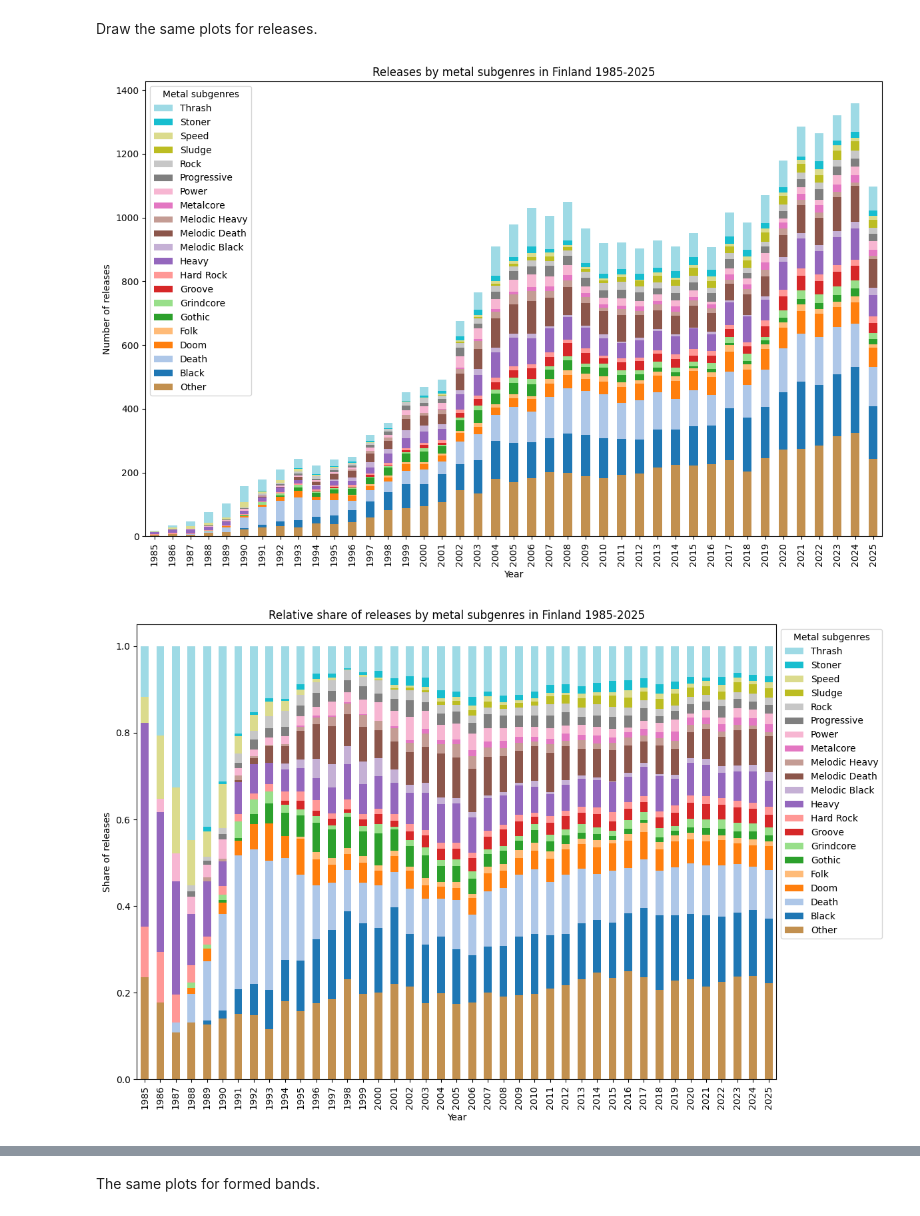
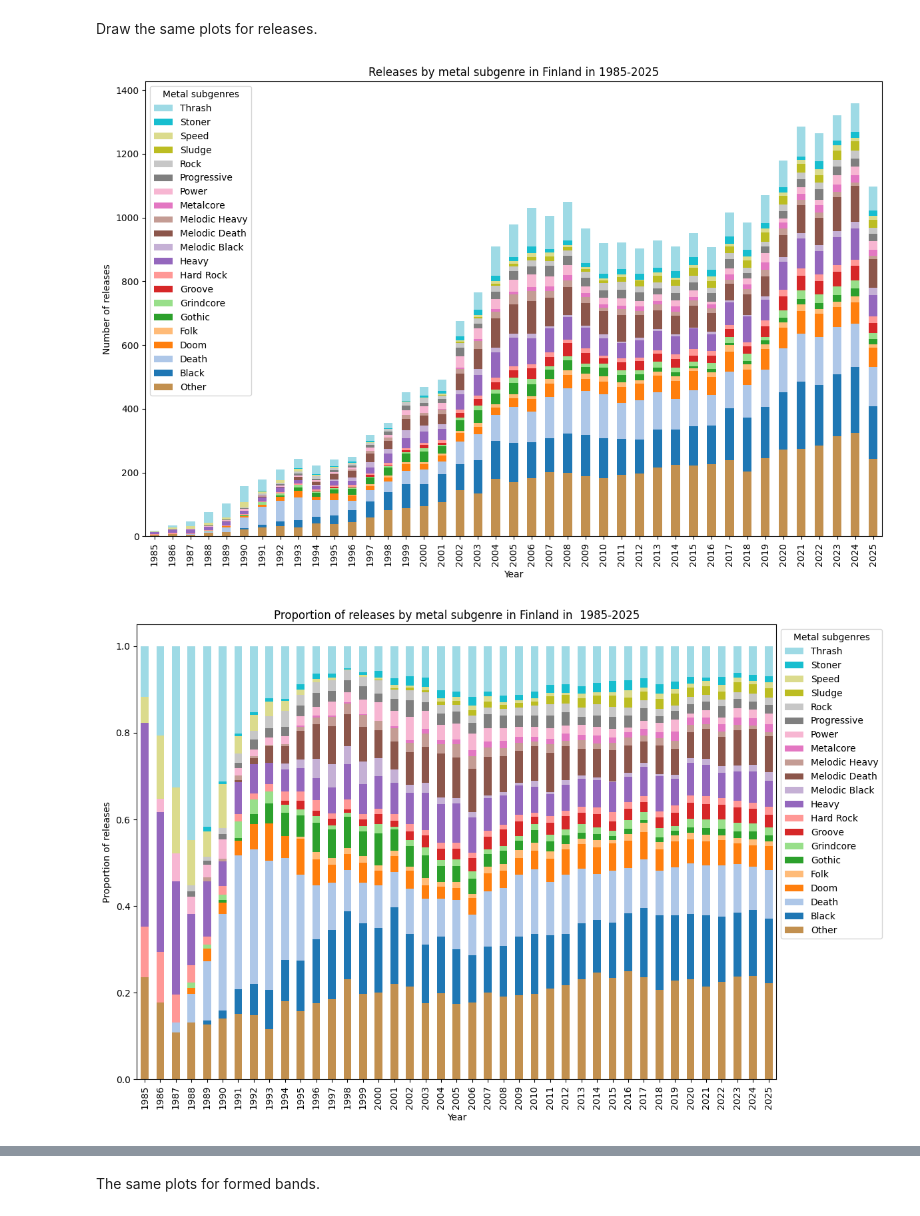
Before and after one commit to PeeterPulber/IDS2025-B14, a Jupyter notebook: plotting.ipynb, the cells around one changed output, grey strips where cells are left out. Drawn from its saved outputs; the diff is of its cells as text; code cells hidden in the pictures.

```diff
--- a/plotting.ipynb
+++ b/plotting.ipynb
@@ -109,35 +116,35 @@ def plotreleases(country, genres, releases, threshold, file="releasetimeline", c
 
 
     colours = list(plt.cm.tab20.colors)
     colours.insert(0, "#c2904f")
 
     ax = major_genres.plot(kind="bar", stacked=True, figsize=(12, 8), color=colours,
-                           title=f"Releases by metal subgenres in {country_names[country]} 1985-2025",
+                           title=f"Releases by metal subgenre in {country_names[country]} in 1985-2025",
                            xlabel="Year", ylabel="Number of releases")
     # Reverse legend order for ease of reading
     handles, labels = ax.get_legend_handles_labels()
     ax.legend(handles[::-1], labels[::-1], title="Metal subgenres")
     plt.tight_layout()
     plt.savefig(file+country+".png")
     plt.show()
 
     # Relative share of genres
     relative_genres = major_genres.div(major_genres.sum(axis=1), axis=0)
 
     ax = relative_genres.plot(kind="bar", stacked=True, figsize=(12, 8), color=colours,
-                           title=f"Relative share of releases by metal subgenres in {country_names[country]} 1985-2025",
-                           xlabel="Year", ylabel="Share of releases")
+                           title=f"Proportion of releases by metal subgenre in {country_names[country]} in  1985-2025",
+                           xlabel="Year", ylabel="Proportion of releases")
     # Reverse legend order for ease of reading
     handles, labels = ax.get_legend_handles_labels()
     ax.legend(handles[::-1], labels[::-1], title="Metal subgenres", bbox_to_anchor=(1, 1))
     plt.tight_layout()
     plt.savefig("relative_"+file+country+".png")
     plt.show()
 
 plotreleases("FI", genres, releases, 300)
 plotreleases("EE", genres, releases, 16)
 plotreleases("LV", genres, releases, 13)
 # %% [output]
 [figure]
-[figure, old version]
+[figure, new version]
 [figure]
```
Also changed, not shown: parts of 3 cells of this notebook.
